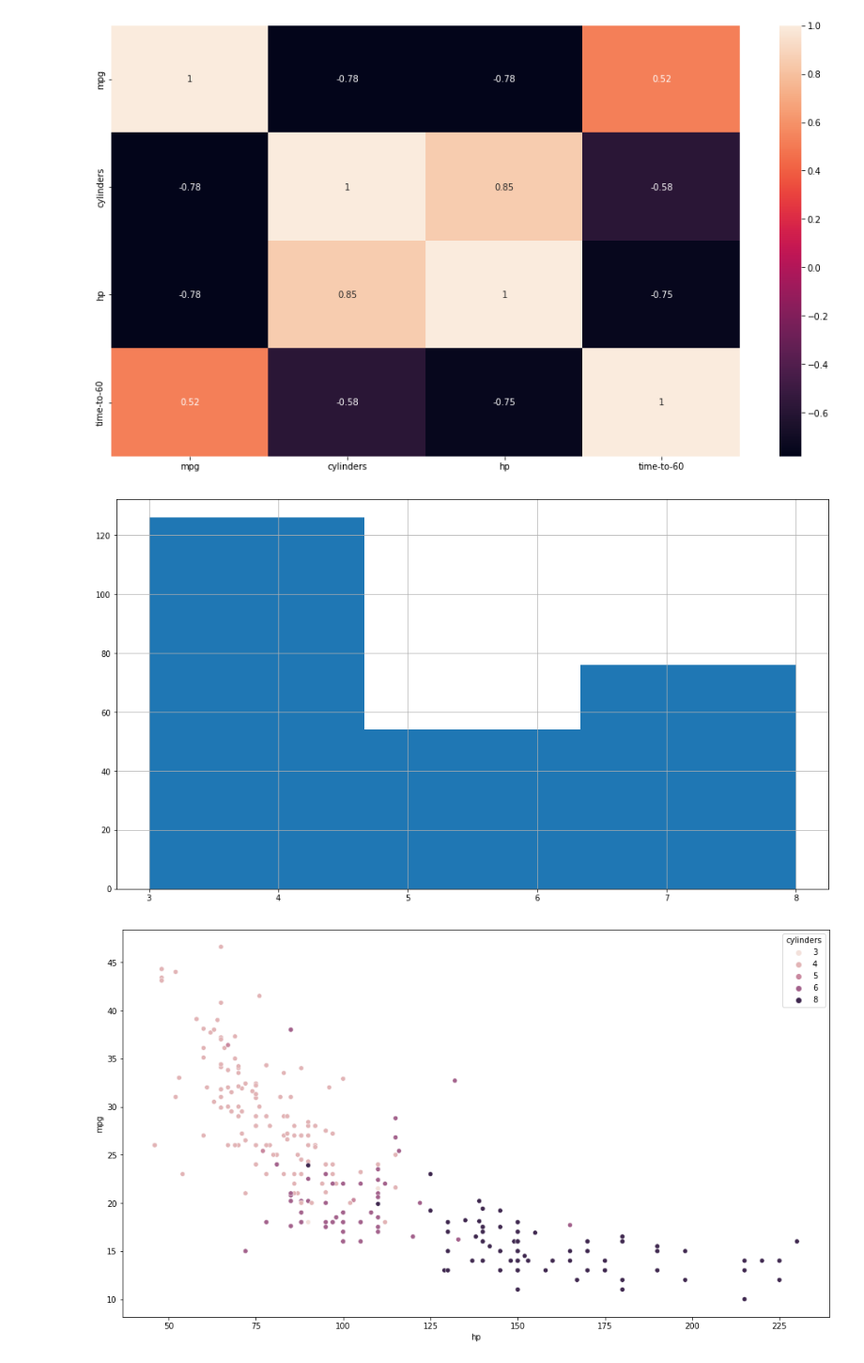
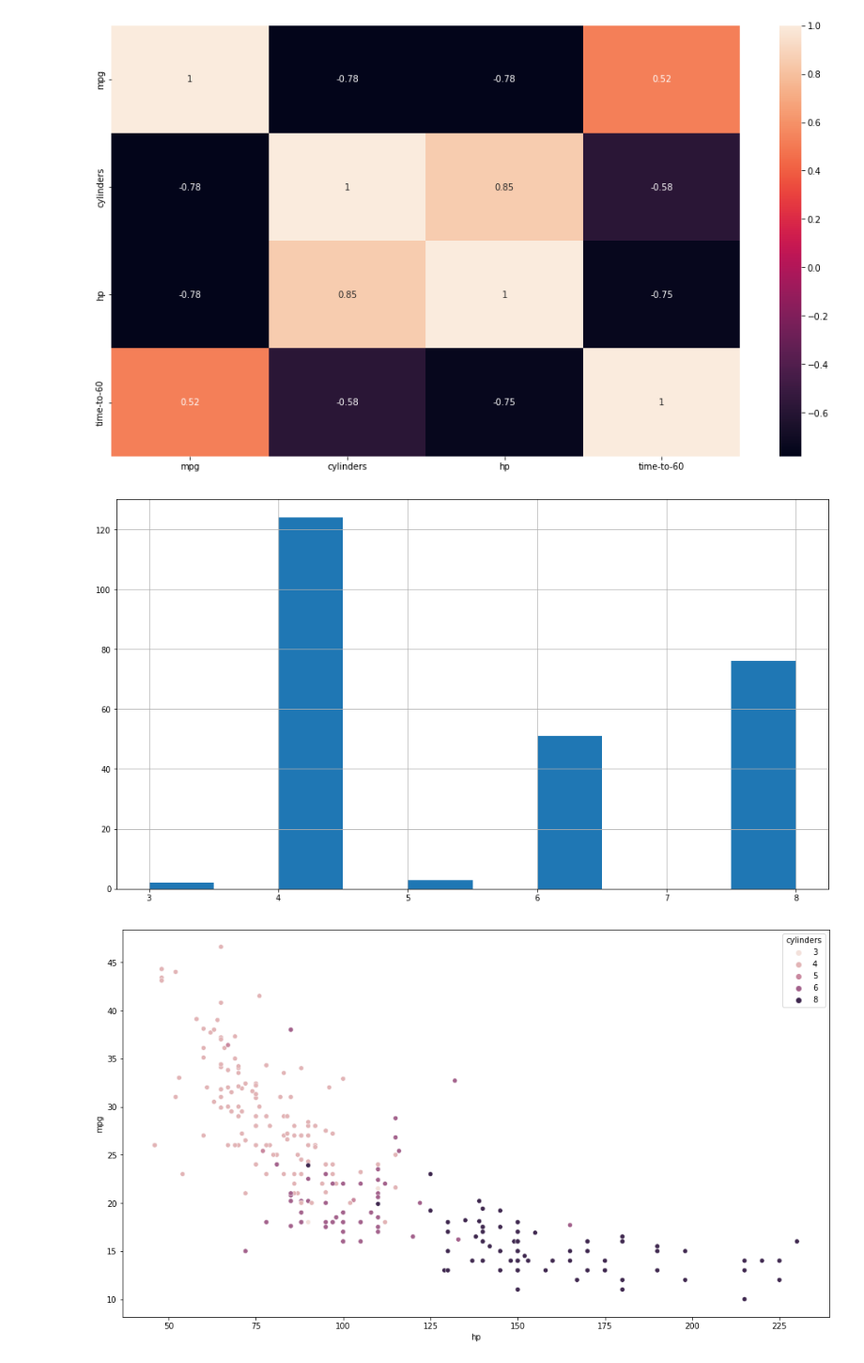
Before and after one commit to deborabastos/DS_big_data_studies, a Jupyter notebook: aula_interativa_1_TPD_bootcamp.ipynb, the cells around one changed output. Shown: that part at 94% size. Drawn from its saved outputs; the diff is of its cells as text; code cells hidden in the pictures.

```diff
--- a/aula_interativa_1_TPD_bootcamp.ipynb
+++ b/aula_interativa_1_TPD_bootcamp.ipynb
@@ -10,6 +10,6 @@ from sklearn.decomposition import PCA #biblioteca utilizada para a construção
 from sklearn.preprocessing import StandardScaler #biblioteca utilizada para a normalização dos dados
 import seaborn as sns #biblioteca utilizada para o plot dos gráficos de forma mais "bonita"
 # %%
-#upload do dataset
-df_carros = pd.read_csv('cars.csv')
+#carrega dataset
+df_carros = pd.read_csv('./data/cars.csv')
 # %%
@@ -149,9 +155,9 @@ plt.show()
 [figure]
 # %%
 #plotando alguns gráficos
-df_carros['cylinders'].hist(bins=3);  #histograma
+df_carros['cylinders'].hist();  #histograma
 # %% [output]
-[figure, old version]
+[figure, new version]
 # %%
 #plotando o scatterplot
 cmap = sns.cubehelix_palette(dark=.2, light=.9, as_cmap=True) #definindo as cores para serem utilizadas
```
Also changed, not shown: parts of 21 cells of this notebook, 2 other files.
